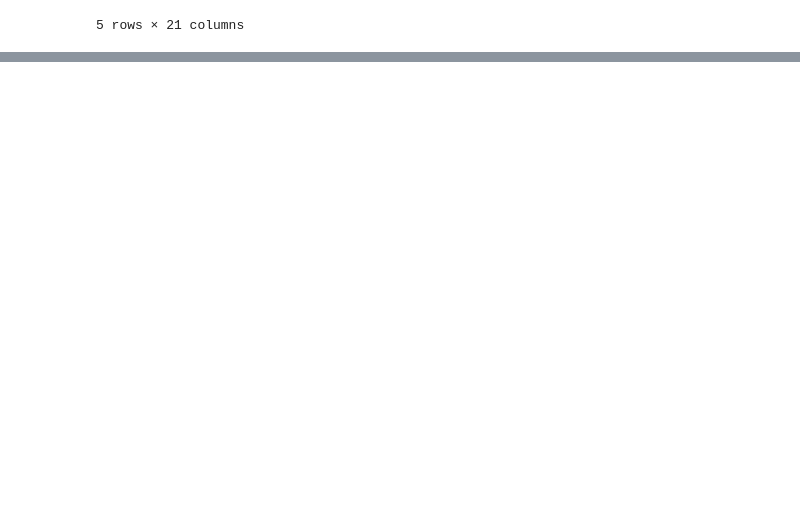
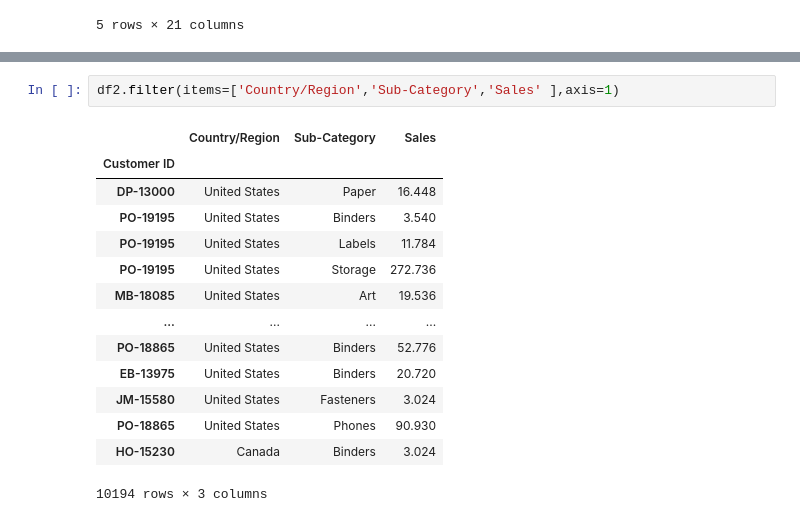
Before and after one commit to NiteshJ98/data_science, a Jupyter notebook: Pandas/jupyter.ipynb, the cells around one changed output, grey strips where cells are left out. Cells and saved outputs as stored; diff of their text form; blank space fills up the shorter version.

```diff
--- a/Pandas/jupyter.ipynb
+++ b/Pandas/jupyter.ipynb
@@ -253,0 +282,17 @@ df[(df['Country/Region'] != 'United States') ].head()
+# %%
+df2.filter(items=['Country/Region','Sub-Category','Sales' ],axis=1)
+# %% [output]
+|  | Country/Region | Sub-Category | Sales |
+| Customer ID |  |  |  |
+| DP-13000 | United States | Paper | 16.448 |
+| PO-19195 | United States | Binders | 3.540 |
+| PO-19195 | United States | Labels | 11.784 |
+| PO-19195 | United States | Storage | 272.736 |
+| MB-18085 | United States | Art | 19.536 |
+| ... | ... | ... | ... |
+| PO-18865 | United States | Binders | 52.776 |
+| EB-13975 | United States | Binders | 20.720 |
+| JM-15580 | United States | Fasteners | 3.024 |
+| PO-18865 | United States | Phones | 90.930 |
+| HO-15230 | Canada | Binders | 3.024 |
+10194 rows × 3 columns
```
Also changed, not shown: parts of 3 cells of this notebook.
